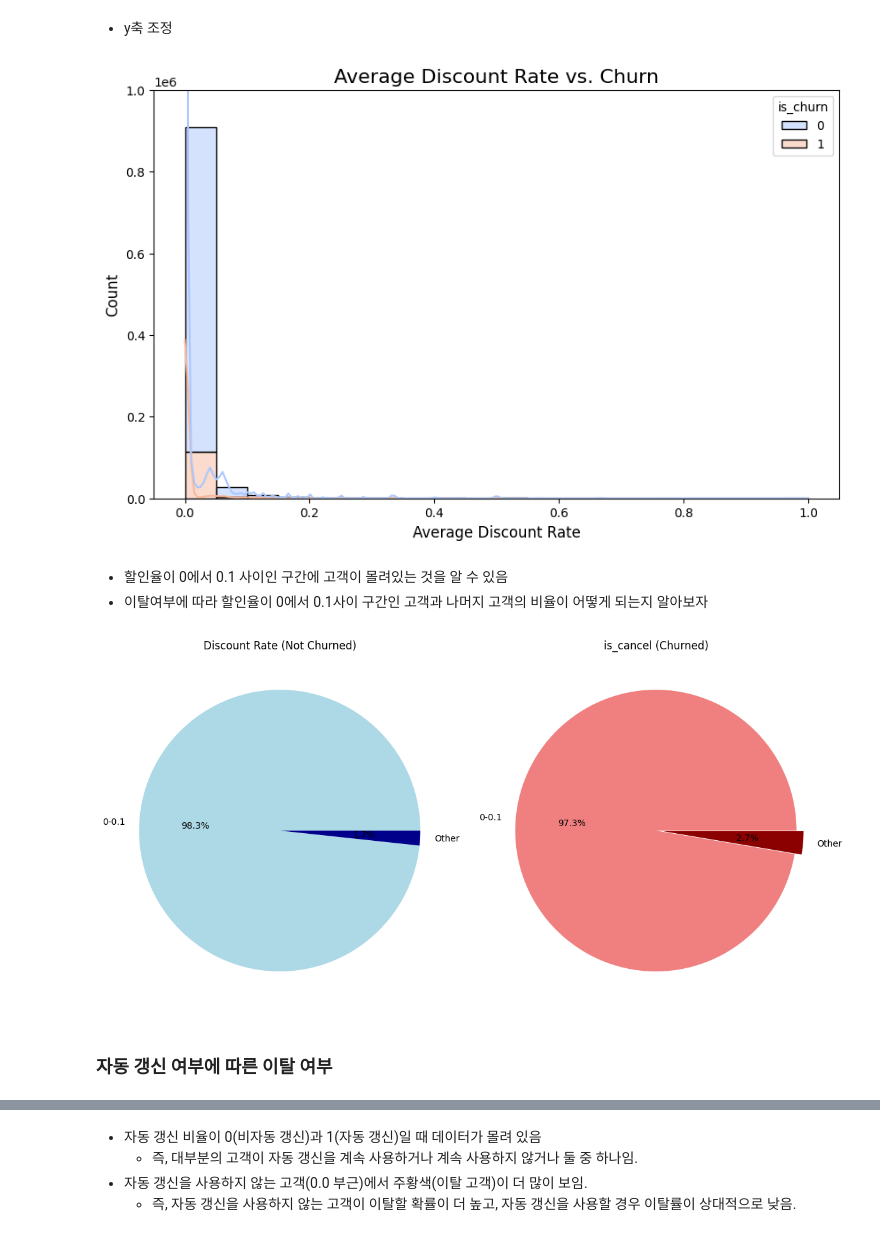
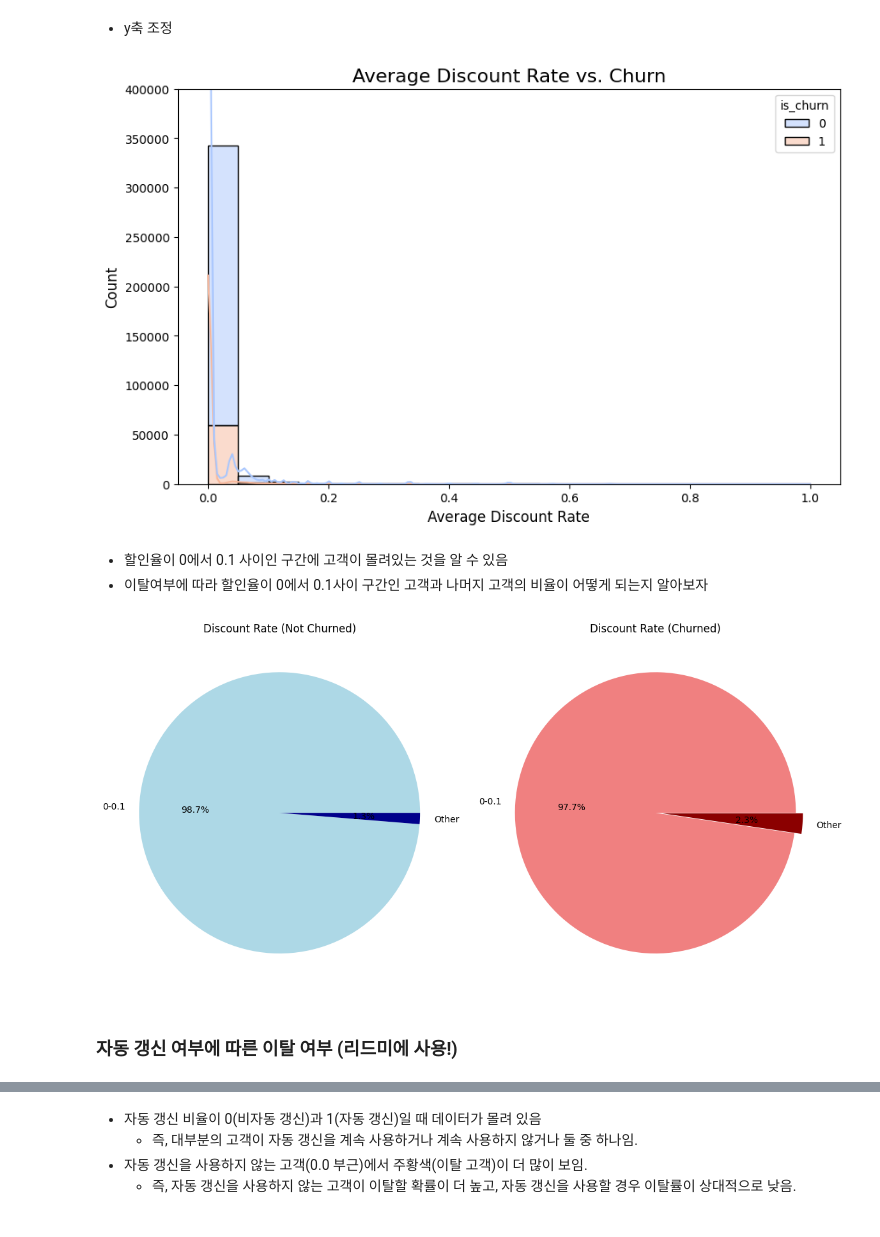
Before and after one commit to SKNETWORKS-FAMILY-AICAMP/SKN09-2nd-2Team, a Jupyter notebook: dain/dain_EDA.ipynb, the cells around one changed output, grey strips where cells are left out. Drawn from its saved outputs; the diff is of its cells as text; code cells hidden in the pictures.

```diff
--- a/dain/dain_EDA.ipynb
+++ b/dain/dain_EDA.ipynb
@@ -9,6 +9,6 @@ import warnings
 # 경고 메시지 숨기기
 warnings.filterwarnings("ignore")
 # %%
-df = pd.read_csv("./data/kkbox_dain_preprocessing.csv")
+df = pd.read_csv("./data/final_data.csv")
 df.head()
 # %% [output]
@@ -73,16 +64,16 @@ plt.show()
 # %%
 
 plt.figure(figsize=(10, 6))
 sns.histplot(data=df, x='discount_rate', hue='is_churn', kde=True, bins=20,
              palette="coolwarm", multiple="stack")
 
-plt.ylim(0, 1e6)  # y축 최대값을 1e6(100만)으로 제한
+plt.ylim(0, 0.4e6)  # y축 최대값을 1e6(100만)으로 제한
 plt.title("Average Discount Rate vs. Churn", fontsize=16)
 plt.xlabel("Average Discount Rate", fontsize=12)
 plt.ylabel("Count", fontsize=12)
 plt.show()
 # %% [output]
-[figure, old version]
+[figure, new version]
 # %% [markdown]
 * 할인율이 0에서 0.1 사이인 구간에 고객이 몰려있는 것을 알 수 있음
 * 이탈여부에 따라 할인율이 0에서 0.1사이 구간인 고객과 나머지 고객의 비율이 어떻게 되는지 알아보자
@@ -110,17 +101,23 @@ axes[0].set_title("Discount Rate (Not Churned)")
 # axes[1].pie(churn_1, labels=churn_1.index, autopct='%1.1f%%', colors=['lightcoral', 'darkred'])
 # axes[1].set_title("Discount Rate (Churned)")
 # 'Others'가 있는 경우 해당 항목을 강조
+# 'Others'가 있는 경우 해당 항목을 강조하기 위한 explode 리스트 생성
+explode_values = [0] * len(churn_1)  # 모든 항목에 대해 기본값 0 설정
+
 if 'Other' in churn_1.index:
     explode_values[churn_1.index.get_loc('Other')] = 0.05  # 'Other' 항목만 강조
 
-axes[1].pie(churn_1, labels=churn_1.index, autopct='%1.1f%%', colors=['lightcoral', 'darkred'], explode=explode_values)
-axes[1].set_title("is_cancel (Churned)")
+# 파이 차트 그리기
+axes[1].pie(churn_1, labels=churn_1.index, autopct='%1.1f%%',
+            colors=['lightcoral', 'darkred'], explode=explode_values)
+axes[1].set_title("Discount Rate (Churned)")
+
 plt.tight_layout()
 plt.show()
 # %% [output]
-[figure, old version]
+[figure, new version]
 # %% [markdown]
-### 자동 갱신 여부에 따른 이탈 여부
+### 자동 갱신 여부에 따른 이탈 여부 (리드미에 사용!)
 # %%
 plt.figure(figsize=(10, 6))
 sns.histplot(data=df, x='is_auto_renew', hue='is_churn', kde=True, bins=20, palette="coolwarm", multiple="stack")
```
Also changed, not shown: parts of 19 cells of this notebook.
